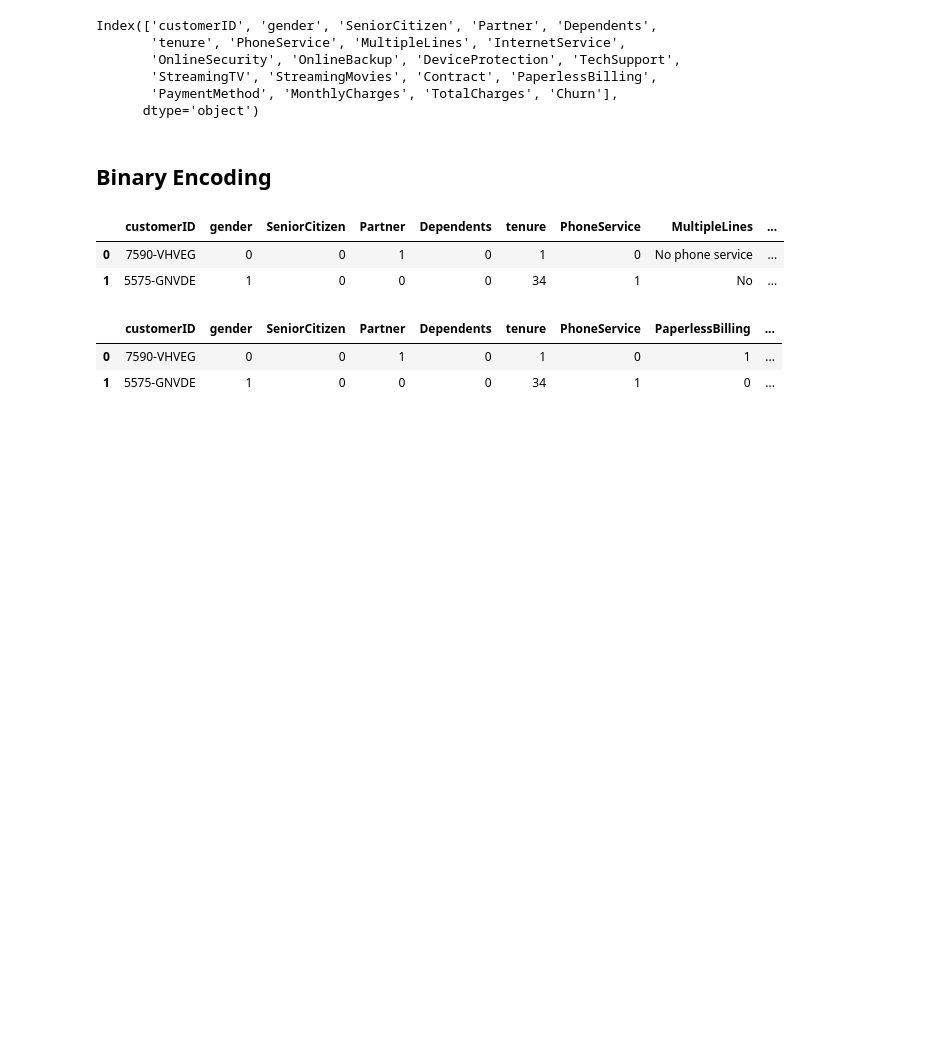
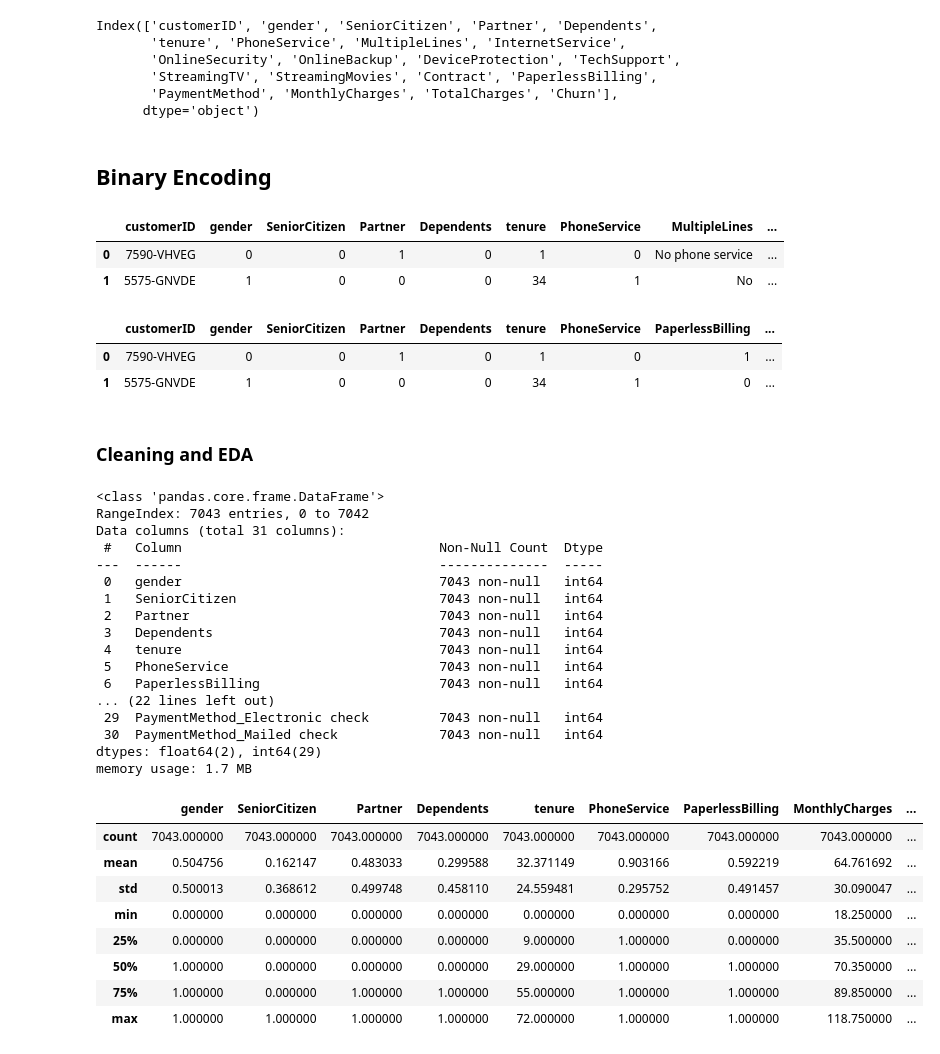
Before and after one commit to Abedulaziz01/ML-Churn-model-with-FastAPI-MLFlow-Docker, a Jupyter notebook: notebooks/EDA.ipynb, the cells around one changed output. Cells and saved outputs as stored; diff of their text form; code cells hidden in the pictures; blank space fills up the shorter version.

```diff
--- a/notebooks/EDA.ipynb
+++ b/notebooks/EDA.ipynb
@@ -147,3 +147,5 @@ df.head(2)
 |  | customerID | gender | SeniorCitizen | Partner | Dependents | tenure | PhoneService | PaperlessBilling | ... |
 | 0 | 7590-VHVEG | 0 | 0 | 1 | 0 | 1 | 0 | 1 | ... |
 | 1 | 5575-GNVDE | 1 | 0 | 0 | 0 | 34 | 1 | 0 | ... |
+# %% [markdown]
+### Cleaning and EDA
@@ -149,0 +159,31 @@ df.head(2)
+# %%
+df.info()
+
+df.describe()
+# %% [output]
+<class 'pandas.core.frame.DataFrame'>
+RangeIndex: 7043 entries, 0 to 7042
+Data columns (total 31 columns):
+ #   Column                                 Non-Null Count  Dtype
+---  ------                                 --------------  -----
+ 0   gender                                 7043 non-null   int64
+ 1   SeniorCitizen                          7043 non-null   int64
+ 2   Partner                                7043 non-null   int64
+ 3   Dependents                             7043 non-null   int64
+ 4   tenure                                 7043 non-null   int64
+ 5   PhoneService                           7043 non-null   int64
+ 6   PaperlessBilling                       7043 non-null   int64
+... (22 lines left out)
+ 29  PaymentMethod_Electronic check         7043 non-null   int64
+ 30  PaymentMethod_Mailed check             7043 non-null   int64
+dtypes: float64(2), int64(29)
+memory usage: 1.7 MB
+|  | gender | SeniorCitizen | Partner | Dependents | tenure | PhoneService | PaperlessBilling | MonthlyCharges | ... |
+| count | 7043.000000 | 7043.000000 | 7043.000000 | 7043.000000 | 7043.000000 | 7043.000000 | 7043.000000 | 7043.000000 | ... |
+| mean | 0.504756 | 0.162147 | 0.483033 | 0.299588 | 32.371149 | 0.903166 | 0.592219 | 64.761692 | ... |
+| std | 0.500013 | 0.368612 | 0.499748 | 0.458110 | 24.559481 | 0.295752 | 0.491457 | 30.090047 | ... |
+| min | 0.000000 | 0.000000 | 0.000000 | 0.000000 | 0.000000 | 0.000000 | 0.000000 | 18.250000 | ... |
+| 25% | 0.000000 | 0.000000 | 0.000000 | 0.000000 | 9.000000 | 1.000000 | 0.000000 | 35.500000 | ... |
+| 50% | 1.000000 | 0.000000 | 0.000000 | 0.000000 | 29.000000 | 1.000000 | 1.000000 | 70.350000 | ... |
+| 75% | 1.000000 | 0.000000 | 1.000000 | 1.000000 | 55.000000 | 1.000000 | 1.000000 | 89.850000 | ... |
+| max | 1.000000 | 1.000000 | 1.000000 | 1.000000 | 72.000000 | 1.000000 | 1.000000 | 118.750000 | ... |
```
Also changed, not shown: parts of 4 cells of this notebook.
